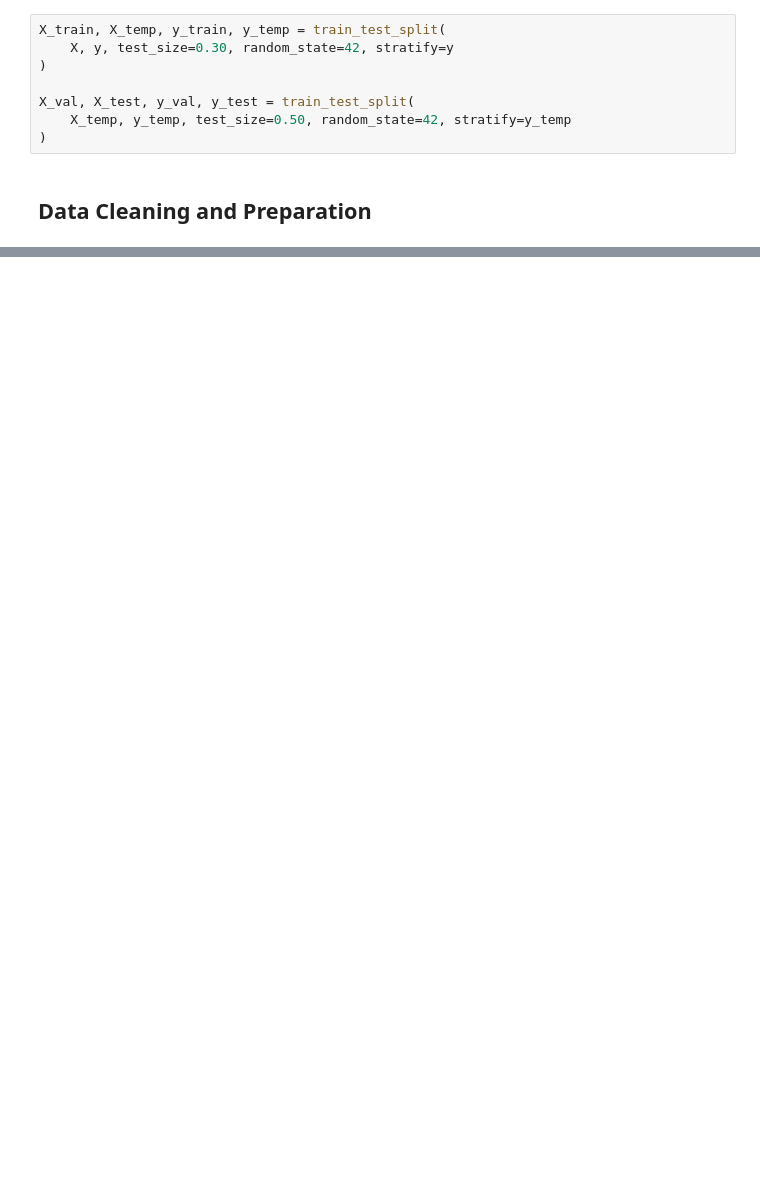
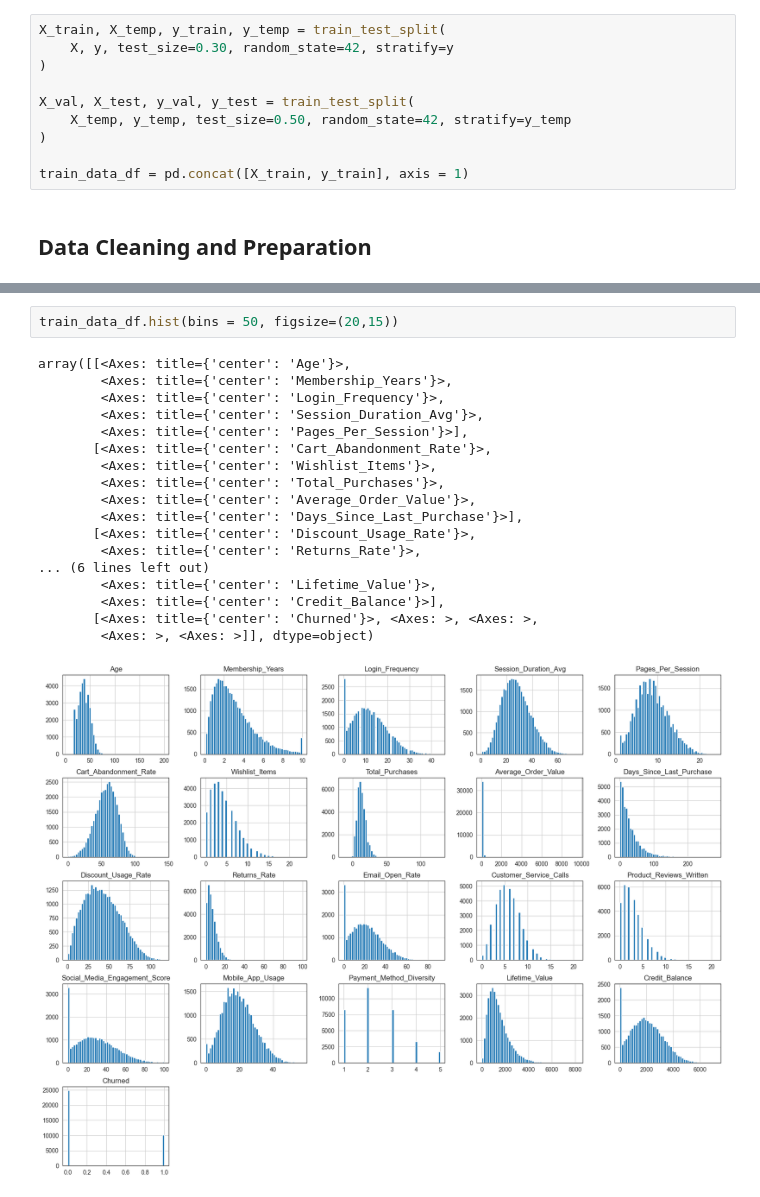
Before and after one commit to Kaio1005/Customer-Churn, a Jupyter notebook: Customer_churn_notebook.ipynb, the cells around one changed output, grey strips where cells are left out. Saved outputs shown, nothing was run; the diff lists cells and outputs as text; blank space fills up the shorter version.

```diff
--- a/Customer_churn_notebook.ipynb
+++ b/Customer_churn_notebook.ipynb
@@ -68,5 +68,7 @@ X_train, X_temp, y_train, y_temp = train_test_split(
 X_val, X_test, y_val, y_test = train_test_split(
     X_temp, y_temp, test_size=0.50, random_state=42, stratify=y_temp
 )
+
+train_data_df = pd.concat([X_train, y_train], axis = 1)
 # %% [markdown]
 ## Data Cleaning and Preparation
@@ -72,0 +137,21 @@ X_val, X_test, y_val, y_test = train_test_split(
+# %%
+train_data_df.hist(bins = 50, figsize=(20,15))
+# %% [output]
+array([[<Axes: title={'center': 'Age'}>,
+        <Axes: title={'center': 'Membership_Years'}>,
+        <Axes: title={'center': 'Login_Frequency'}>,
+        <Axes: title={'center': 'Session_Duration_Avg'}>,
+        <Axes: title={'center': 'Pages_Per_Session'}>],
+       [<Axes: title={'center': 'Cart_Abandonment_Rate'}>,
+        <Axes: title={'center': 'Wishlist_Items'}>,
+        <Axes: title={'center': 'Total_Purchases'}>,
+        <Axes: title={'center': 'Average_Order_Value'}>,
+        <Axes: title={'center': 'Days_Since_Last_Purchase'}>],
+       [<Axes: title={'center': 'Discount_Usage_Rate'}>,
+        <Axes: title={'center': 'Returns_Rate'}>,
+... (6 lines left out)
+        <Axes: title={'center': 'Lifetime_Value'}>,
+        <Axes: title={'center': 'Credit_Balance'}>],
+       [<Axes: title={'center': 'Churned'}>, <Axes: >, <Axes: >,
+        <Axes: >, <Axes: >]], dtype=object)
+[figure, added]
```
Also changed, not shown: parts of 31 cells of this notebook.
